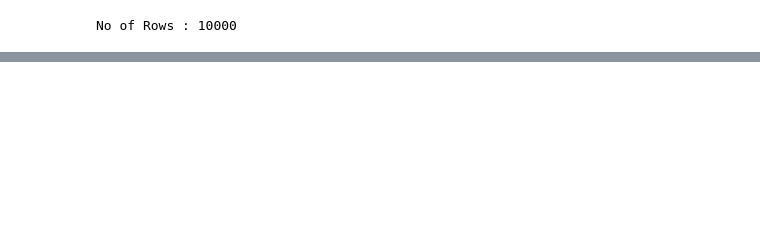
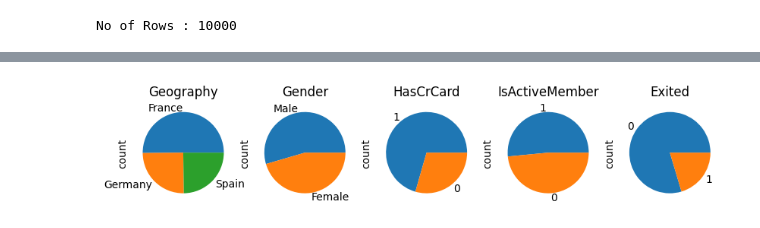
Before and after one commit to p-sahas/CustomerChurn-EDA, a Jupyter notebook: 1_handle_missing_values.ipynb, the cells around one changed output, grey strips where cells are left out. Cells and saved outputs as stored; diff of their text form; code cells hidden in the pictures; blank space fills up the shorter version.

```diff
--- a/1_handle_missing_values.ipynb
+++ b/1_handle_missing_values.ipynb
@@ -23,0 +29,21 @@ No of Rows : 10000
+# %%
+categorical_columns = [
+                        'Geography',
+                        'Gender', 'HasCrCard',
+                        'IsActiveMember', 'Exited'
+                    ]
+numerical_columns = [
+                        'Age', 'Tenure', 'CreditScore',
+                        'Balance', 'EstimatedSalary', 'NumOfProducts'
+                    ]
+# %%
+fig, axes = plt.subplots(2, 3, figsize=(18, 9))
+axes = axes.flatten()
+for idx, col in enumerate(numerical_columns):
+    sns.kdeplot(
+                data=df[col],
+                ax=axes[idx]
+                )
+    axes[idx].set_title(col)
+    axes[idx].set_xlabel(' ')
+plt.show()
@@ -23,0 +52,14 @@ No of Rows : 10000
+# %%
+fig, axes = plt.subplots(1, 5, figsize=(10, 8))
+
+for idx, col in enumerate(categorical_columns):
+    df[col].value_counts().plot(
+                                kind='pie',
+                                ax=axes[idx]
+                                )
+    axes[idx].set_title(col)
+    axes[idx].set_xlabel('')
+
+plt.show()
+# %% [output]
+[figure, added]
```
Also changed, not shown: parts of 6 cells of this notebook, 1 other file.
